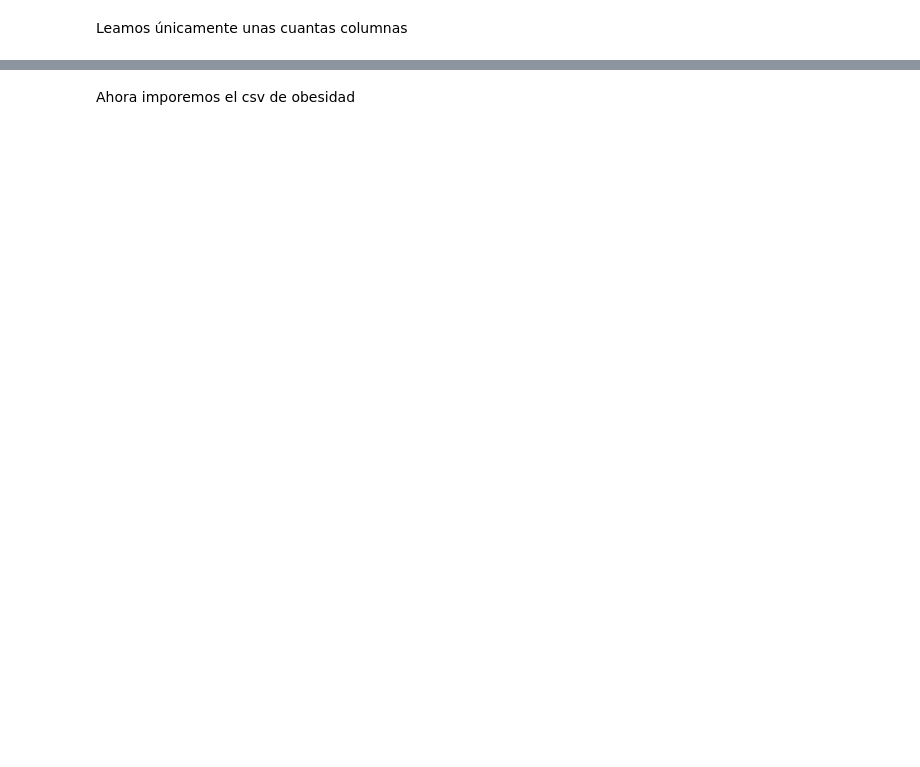
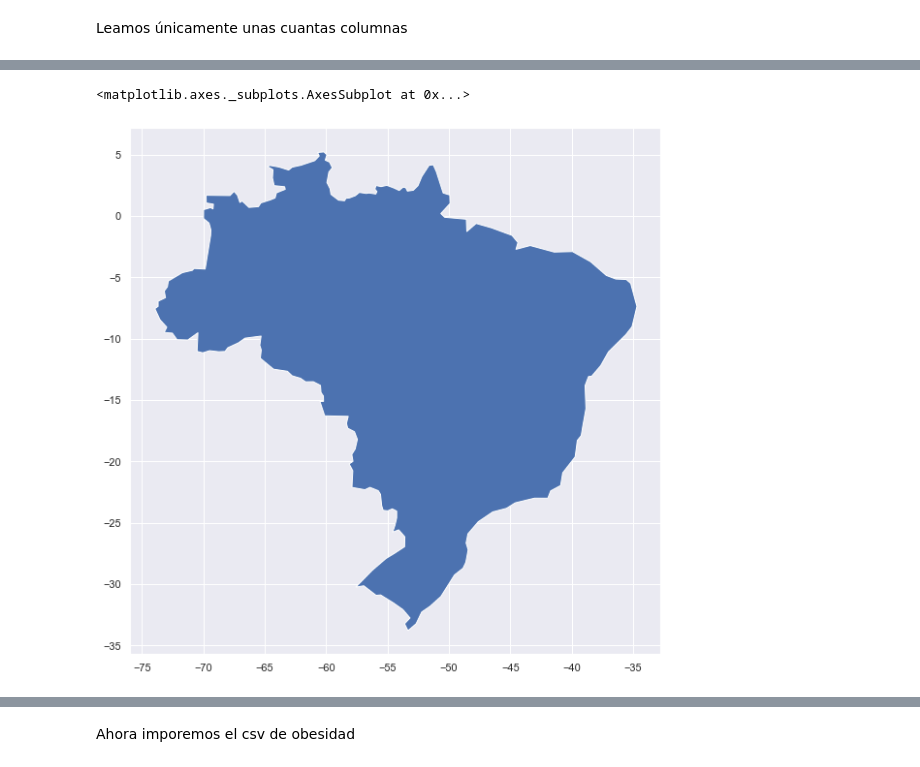
Before and after one commit to nextia-academy/analisis-datos-python, a Jupyter notebook: 7_Analisis_exploratorio_geoespacial_con_Geopandas/1_Análisis_Geoespacial_con_Geopandas.ipynb, the cells around one changed output, grey strips where cells are left out. Cells and saved outputs as stored; diff of their text form; code cells hidden in the pictures; blank space fills up the shorter version.

```diff
--- a/7_Analisis_exploratorio_geoespacial_con_Geopandas/1_Análisis_Geoespacial_con_Geopandas.ipynb
+++ b/7_Analisis_exploratorio_geoespacial_con_Geopandas/1_Análisis_Geoespacial_con_Geopandas.ipynb
@@ -56,4 +85,7 @@ gdf.head()
 # %%
-gdf[gdf.code=='MEX']
+gdf[gdf.code=='BRA'].plot()
+# %% [output]
+<matplotlib.axes._subplots.AxesSubplot at 0x...>
+[figure, added]
 # %%
 gdf[gdf.country=='Antarctica']
```
Also changed, not shown: parts of 32 cells of this notebook, 3 other files.
